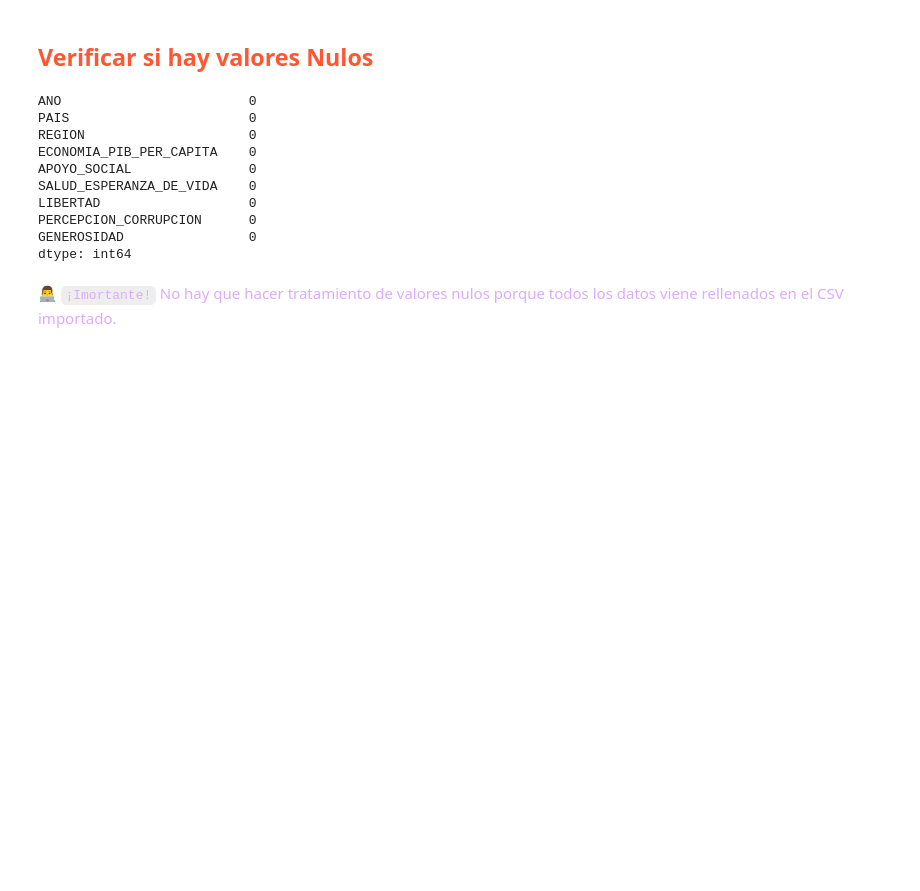
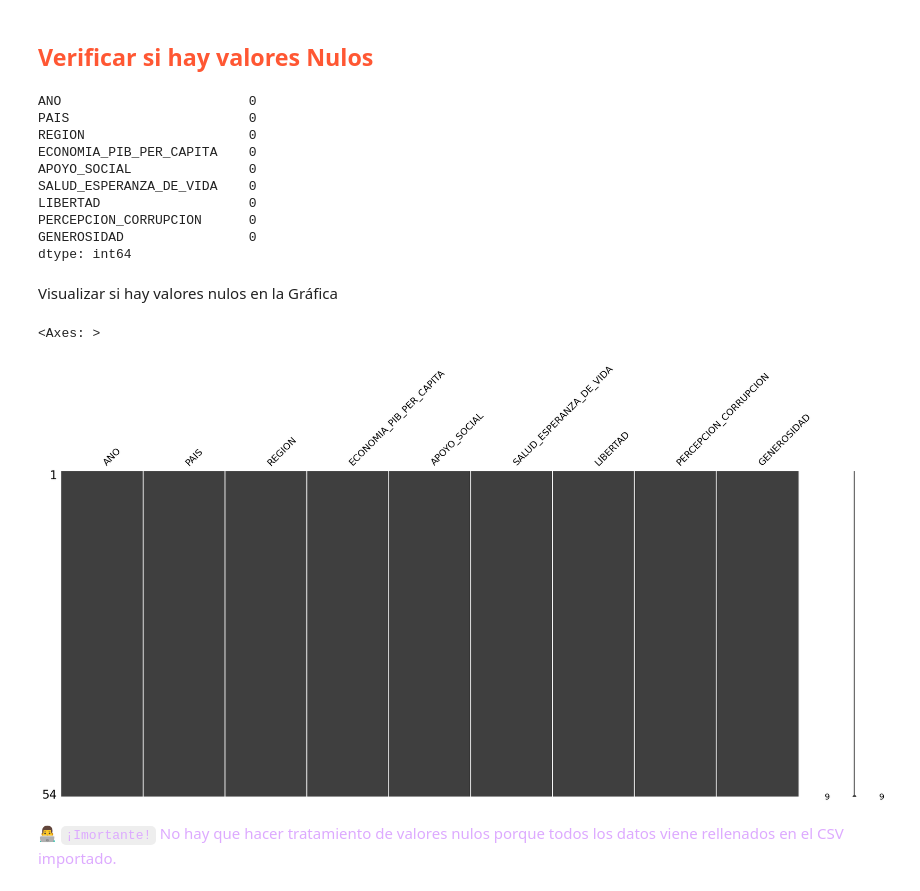
Before and after one commit to G6felicidad/Proyecto_Felicidad_Calidad_Vida, a Jupyter notebook: cuadernos/2.0-limpieza_datos.ipynb, the cells around one changed output. Drawn from its saved outputs; the diff is of its cells as text; code cells hidden in the pictures; blank space fills up the shorter version.

```diff
--- a/cuadernos/2.0-limpieza_datos.ipynb
+++ b/cuadernos/2.0-limpieza_datos.ipynb
@@ -123,6 +121,15 @@ LIBERTAD                   0
 PERCEPCION_CORRUPCION      0
 GENEROSIDAD                0
 dtype: int64
+# %% [markdown]
+Visualizar si hay valores nulos en la Gráfica
+# %%
+import missingno as msno
+%matplotlib inline
+msno.matrix(df)
+# %% [output]
+<Axes: >
+[figure, added]
 # %% [markdown]
 <font color=#DAF>👨‍💻 `¡Imortante!` No hay que hacer tratamiento de valores nulos porque todos los datos viene rellenados en el CSV importado.</font>
 # %% [markdown]
```
Also changed, not shown: parts of 17 cells of this notebook, 1 other file.
